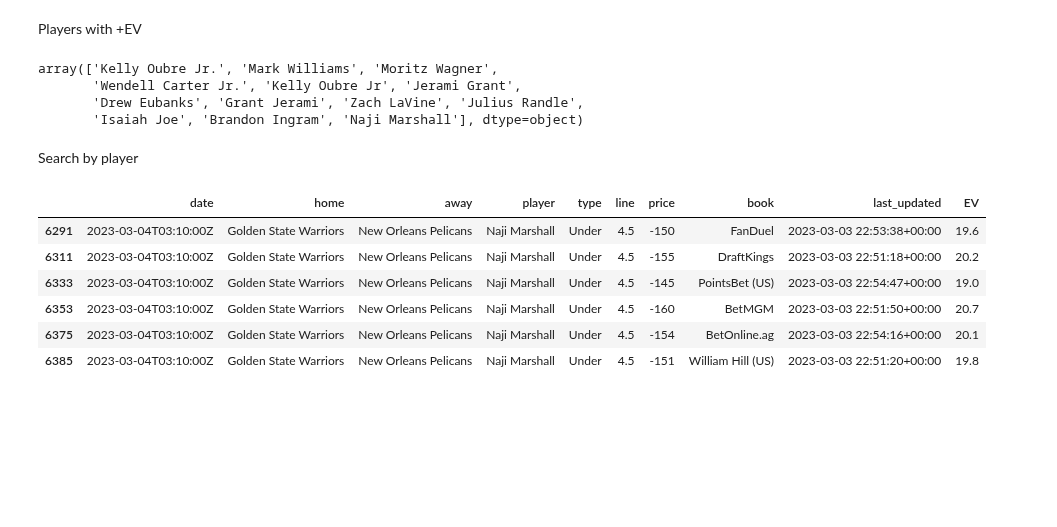
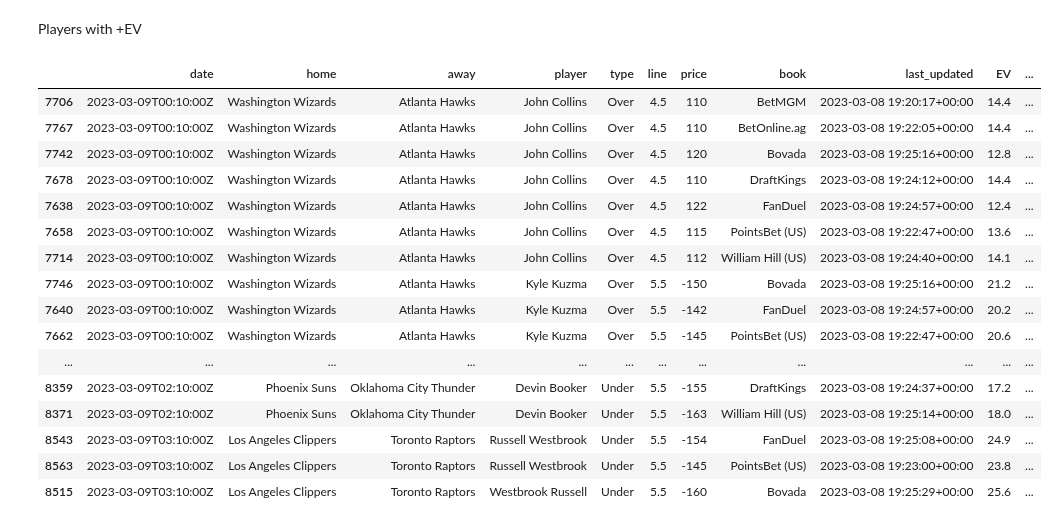
Before and after one commit to tylerengland25/NBA, a Jupyter notebook: modeling/player_props/rebounds.ipynb, the cells around one changed output. Cells and saved outputs as stored; diff of their text form; code cells hidden in the pictures; blank space fills up the shorter version.

```diff
--- a/modeling/player_props/rebounds.ipynb
+++ b/modeling/player_props/rebounds.ipynb
@@ -302,11 +261,23 @@ def calculate_expected_value(player, today, type, line, price):
+# %%
+def calculate_expected_value(projection, type, line, price):
+    # Poisson distribution probability
+    under = stats.poisson.cdf(k = line, mu = projection)
+    over = 1 - under
+
+    # Expected value
+    if type == 'Over':
+        ev = expected_value(over, convert_odds_to_perc(price))
+    else:
+        ev = expected_value(under, convert_odds_to_perc(price))
+
+    return round(ev * 100, 1)
 # %% [markdown]
 Load in player prop lines for date
 # %%
-next_game_date = date(2023, 3, )
-next_game_str = "2023-03-03"
+next_game_date = date(2023, 3, 8)
 # %%
-home_teams = schedules.loc[schedules['date'] == "2023-03-03", 'home'].to_list()
-away_teams = schedules.loc[schedules['date'] == "2023-03-03", 'visitor'].to_list()
+home_teams = schedules.loc[schedules['date'] == str(next_game_date), 'home'].to_list()
+away_teams = schedules.loc[schedules['date'] == str(next_game_date), 'visitor'].to_list()
 # %%
 player_props = pd.read_csv("backend/data/odds/player_props/rebounds.csv")
 player_props['last_updated'] = pd.to_datetime(player_props.loc[:, 'last_updated'])
@@ -320,7 +291,10 @@ Calculate EV for each player and book
 # %%
-input_columns = ['player', 'type', 'line', 'price']
-player_props['EV'] = player_props.loc[:, input_columns].apply(
-    lambda row: calculate_expected_value(row.player, next_game_str, row.type, row.line, row.price),
+player_props['projection'] = player_props.apply(
+    lambda row: normalize(player_analysis(row.player, str(next_game_date))),
     axis=1
 )
+player_props['EV'] = player_props.apply(
+    lambda row: calculate_expected_value(row.projection, row.type, row.line, row.price),
+    axis=1
+)
 # %% [output]
@@ -344,22 +318,23 @@ troy brown jr.
 # %% [markdown]
 Players with +EV
-# %%
-player_props.loc[player_props['EV'] >= 10, 'player'].unique()
-# %% [output]
-array(['Kelly Oubre Jr.', 'Mark Williams', 'Moritz Wagner',
-       'Wendell Carter Jr.', 'Kelly Oubre Jr', 'Jerami Grant',
-       'Drew Eubanks', 'Grant Jerami', 'Zach LaVine', 'Julius Randle',
-       'Isaiah Joe', 'Brandon Ingram', 'Naji Marshall'], dtype=object)
-# %% [markdown]
-Search by player
-# %%
-player = "Naji Marshall"
-player_props.loc[(player_props['player'] == player) & (player_props['EV'] > 0), :]
-# %% [output]
-|  | date | home | away | player | type | line | price | book | last_updated | EV |
-| 6291 | 2023-03-04T03:10:00Z | Golden State Warriors | New Orleans Pelicans | Naji Marshall | Under | 4.5 | -150 | FanDuel | 2023-03-03 22:53:38+00:00 | 19.6 |
-| 6311 | 2023-03-04T03:10:00Z | Golden State Warriors | New Orleans Pelicans | Naji Marshall | Under | 4.5 | -155 | DraftKings | 2023-03-03 22:51:18+00:00 | 20.2 |
-| 6333 | 2023-03-04T03:10:00Z | Golden State Warriors | New Orleans Pelicans | Naji Marshall | Under | 4.5 | -145 | PointsBet (US) | 2023-03-03 22:54:47+00:00 | 19.0 |
-| 6353 | 2023-03-04T03:10:00Z | Golden State Warriors | New Orleans Pelicans | Naji Marshall | Under | 4.5 | -160 | BetMGM | 2023-03-03 22:51:50+00:00 | 20.7 |
-| 6375 | 2023-03-04T03:10:00Z | Golden State Warriors | New Orleans Pelicans | Naji Marshall | Under | 4.5 | -154 | BetOnline.ag | 2023-03-03 22:54:16+00:00 | 20.1 |
-| 6385 | 2023-03-04T03:10:00Z | Golden State Warriors | New Orleans Pelicans | Naji Marshall | Under | 4.5 | -151 | William Hill (US) | 2023-03-03 22:51:20+00:00 | 19.8 |
+# %%
+pd.set_option('display.max_rows', None)
+player_props.loc[player_props['EV'] >= 10, :].sort_values(by=['date', 'home', 'player', 'book'])
+# %% [output]
+|  | date | home | away | player | type | line | price | book | last_updated | EV | ... |
+| 7706 | 2023-03-09T00:10:00Z | Washington Wizards | Atlanta Hawks | John Collins | Over | 4.5 | 110 | BetMGM | 2023-03-08 19:20:17+00:00 | 14.4 | ... |
+| 7767 | 2023-03-09T00:10:00Z | Washington Wizards | Atlanta Hawks | John Collins | Over | 4.5 | 110 | BetOnline.ag | 2023-03-08 19:22:05+00:00 | 14.4 | ... |
+| 7742 | 2023-03-09T00:10:00Z | Washington Wizards | Atlanta Hawks | John Collins | Over | 4.5 | 120 | Bovada | 2023-03-08 19:25:16+00:00 | 12.8 | ... |
+| 7678 | 2023-03-09T00:10:00Z | Washington Wizards | Atlanta Hawks | John Collins | Over | 4.5 | 110 | DraftKings | 2023-03-08 19:24:12+00:00 | 14.4 | ... |
+| 7638 | 2023-03-09T00:10:00Z | Washington Wizards | Atlanta Hawks | John Collins | Over | 4.5 | 122 | FanDuel | 2023-03-08 19:24:57+00:00 | 12.4 | ... |
+| 7658 | 2023-03-09T00:10:00Z | Washington Wizards | Atlanta Hawks | John Collins | Over | 4.5 | 115 | PointsBet (US) | 2023-03-08 19:22:47+00:00 | 13.6 | ... |
+| 7714 | 2023-03-09T00:10:00Z | Washington Wizards | Atlanta Hawks | John Collins | Over | 4.5 | 112 | William Hill (US) | 2023-03-08 19:24:40+00:00 | 14.1 | ... |
+| 7746 | 2023-03-09T00:10:00Z | Washington Wizards | Atlanta Hawks | Kyle Kuzma | Over | 5.5 | -150 | Bovada | 2023-03-08 19:25:16+00:00 | 21.2 | ... |
+| 7640 | 2023-03-09T00:10:00Z | Washington Wizards | Atlanta Hawks | Kyle Kuzma | Over | 5.5 | -142 | FanDuel | 2023-03-08 19:24:57+00:00 | 20.2 | ... |
+| 7662 | 2023-03-09T00:10:00Z | Washington Wizards | Atlanta Hawks | Kyle Kuzma | Over | 5.5 | -145 | PointsBet (US) | 2023-03-08 19:22:47+00:00 | 20.6 | ... |
+| ... | ... | ... | ... | ... | ... | ... | ... | ... | ... | ... | ... |
+| 8359 | 2023-03-09T02:10:00Z | Phoenix Suns | Oklahoma City Thunder | Devin Booker | Under | 5.5 | -155 | DraftKings | 2023-03-08 19:24:37+00:00 | 17.2 | ... |
+| 8371 | 2023-03-09T02:10:00Z | Phoenix Suns | Oklahoma City Thunder | Devin Booker | Under | 5.5 | -163 | William Hill (US) | 2023-03-08 19:25:14+00:00 | 18.0 | ... |
+| 8543 | 2023-03-09T03:10:00Z | Los Angeles Clippers | Toronto Raptors | Russell Westbrook | Under | 5.5 | -154 | FanDuel | 2023-03-08 19:25:08+00:00 | 24.9 | ... |
+| 8563 | 2023-03-09T03:10:00Z | Los Angeles Clippers | Toronto Raptors | Russell Westbrook | Under | 5.5 | -145 | PointsBet (US) | 2023-03-08 19:23:00+00:00 | 23.8 | ... |
+| 8515 | 2023-03-09T03:10:00Z | Los Angeles Clippers | Toronto Raptors | Westbrook Russell | Under | 5.5 | -160 | Bovada | 2023-03-08 19:25:29+00:00 | 25.6 | ... |
```
Also changed, not shown: parts of 15 cells of this notebook.
